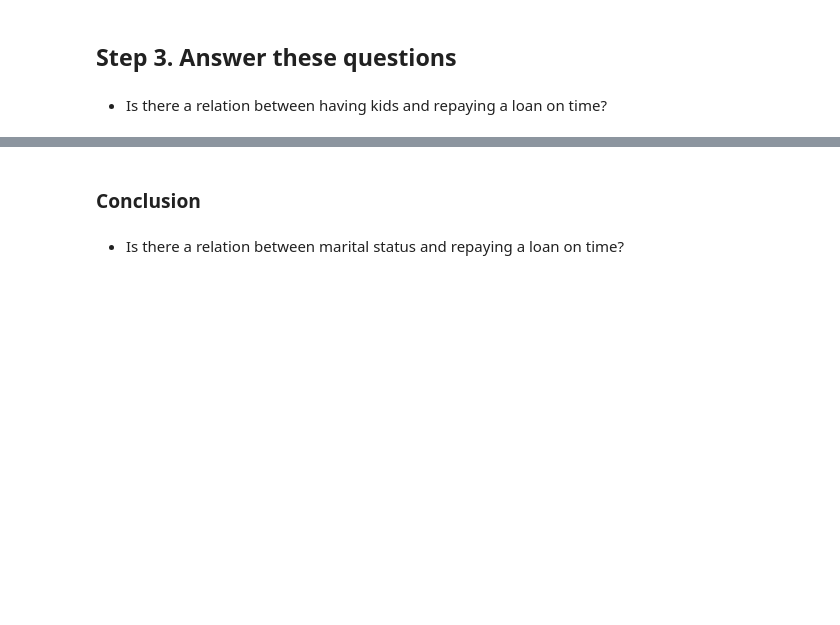
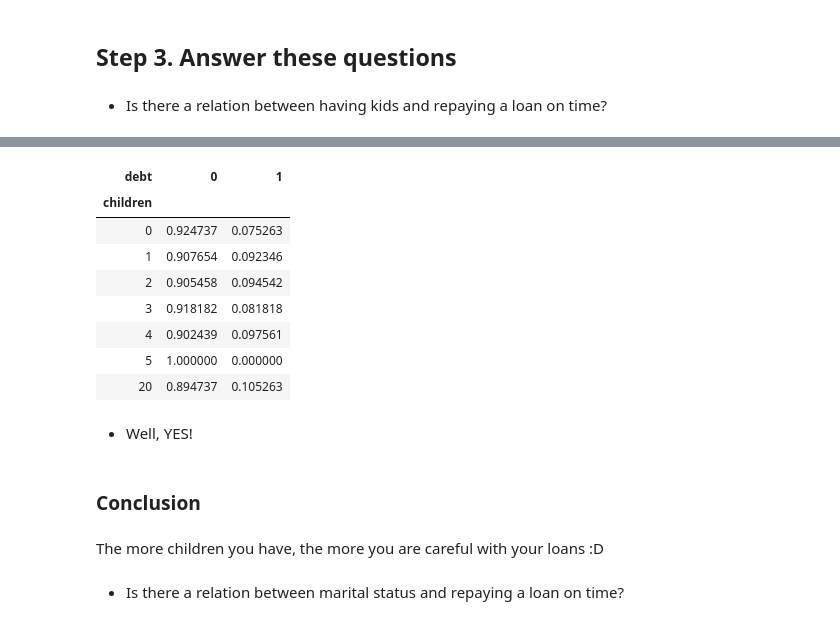
Before and after one commit to hibatallahk/Credit_Scoring_Data_Analysis, a Jupyter notebook: borrowersrisk.ipynb, the cells around one changed output, grey strips where cells are left out. Saved outputs shown, nothing was run; the diff lists cells and outputs as text; code cells hidden in the pictures; blank space fills up the shorter version.

```diff
--- a/borrowersrisk.ipynb
+++ b/borrowersrisk.ipynb
@@ -502,0 +646,2 @@ credit_scoring.drop_duplicates([''])
+# %%
+credit_scoring.drop(columns='education_id',inplace=True)
@@ -509,4 +676,21 @@ credit_scoring.drop_duplicates([''])
+# %%
+credit_scoring.pivot_table(values='debt',index='children', aggfunc='sum')
+pd.crosstab(credit_scoring['children'],credit_scoring['debt']).apply(lambda r: r/r.sum(), axis=1)
+# %% [output]
+| debt | 0 | 1 |
+| children |  |  |
+| 0 | 0.924737 | 0.075263 |
+| 1 | 0.907654 | 0.092346 |
+| 2 | 0.905458 | 0.094542 |
+| 3 | 0.918182 | 0.081818 |
+| 4 | 0.902439 | 0.097561 |
+| 5 | 1.000000 | 0.000000 |
+| 20 | 0.894737 | 0.105263 |
+# %% [markdown]
+- Well, YES!
 # %% [markdown]
 ### Conclusion
+# %% [markdown]
+The more children you have, the more you are careful with your loans :D
 # %% [markdown]
 - Is there a relation between marital status and repaying a loan on time?
```
Also changed, not shown: parts of 59 cells of this notebook.
